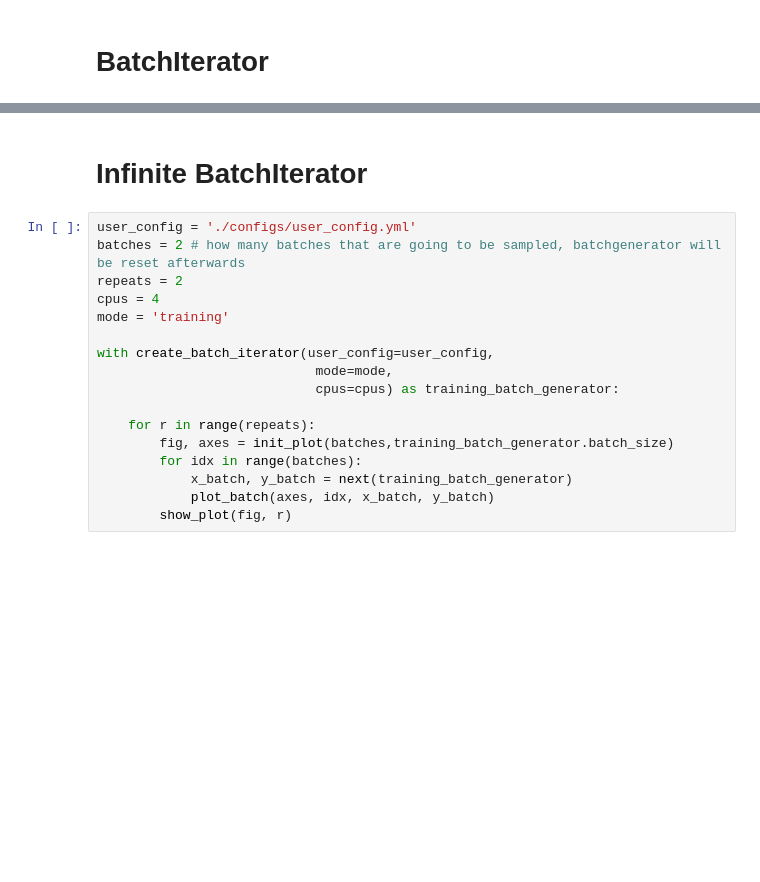
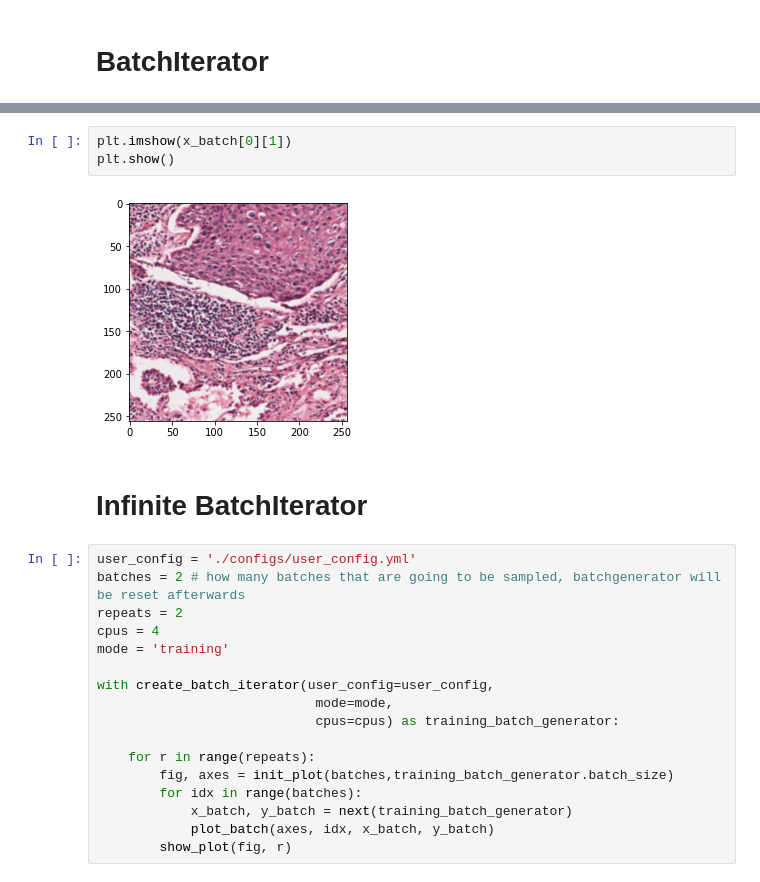
Before and after one commit to DIAGNijmegen/pathology-whole-slide-data, a Jupyter notebook: notebooks/05 - BatchIterator.ipynb, the cells around one changed output, grey strips where cells are left out. Drawn from its saved outputs; the diff is of its cells as text; blank space fills up the shorter version.

```diff
--- a/notebooks/05 - BatchIterator.ipynb
+++ b/notebooks/05 - BatchIterator.ipynb
@@ -48,3 +98,8 @@ Point(0.5, 0.5).
+# %%
+plt.imshow(x_batch[0][1])
+plt.show()
+# %% [output]
+[figure, added]
 # %% [markdown]
 # Infinite BatchIterator
 # %%
```
Also changed, not shown: parts of 14 cells of this notebook, 17 other files.
